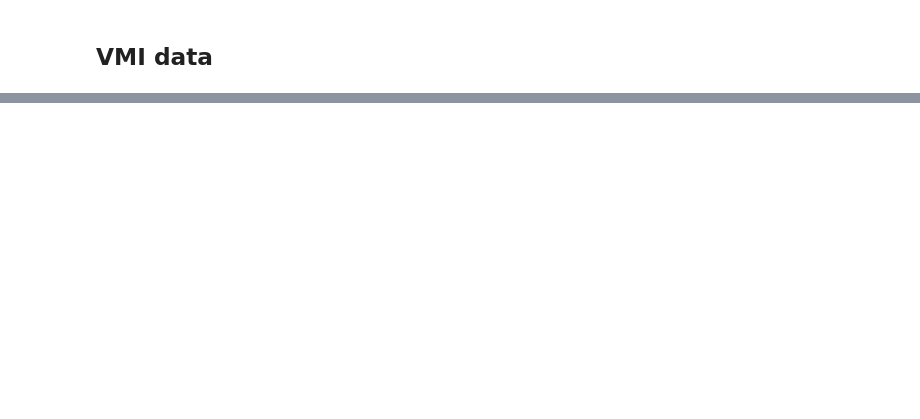
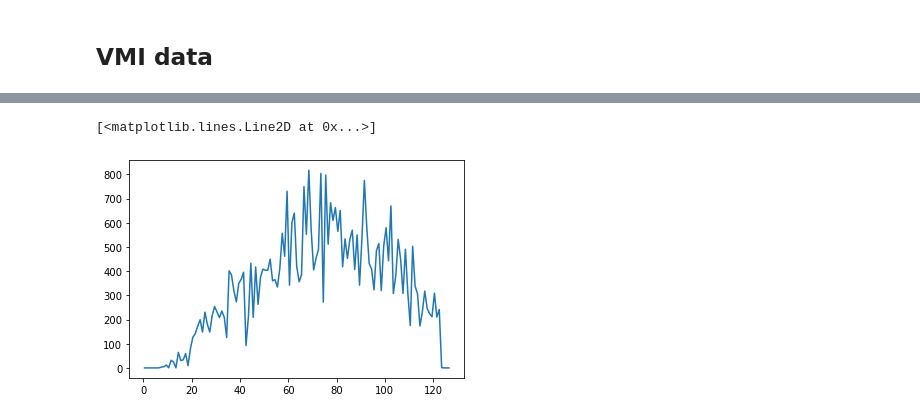
Before and after one commit to SuddhasattwaMandal/FLASH_2021, a Jupyter notebook: timepix/timepix_example.ipynb, the cells around one changed output, grey strips where cells are left out. Saved outputs shown, nothing was run; the diff lists cells and outputs as text; code cells hidden in the pictures; blank space fills up the shorter version.

```diff
--- a/timepix/timepix_example.ipynb
+++ b/timepix/timepix_example.ipynb
@@ -49,0 +94,5 @@ vmi_image.show()
+# %%
+plt.plot(vmi_image.mexdis[:,0], vmi_image.mexdis[:,1])
+# %% [output]
+[<matplotlib.lines.Line2D at 0x...>]
+[figure, added]
```
Also changed, not shown: parts of 9 cells of this notebook, 2 other files.
